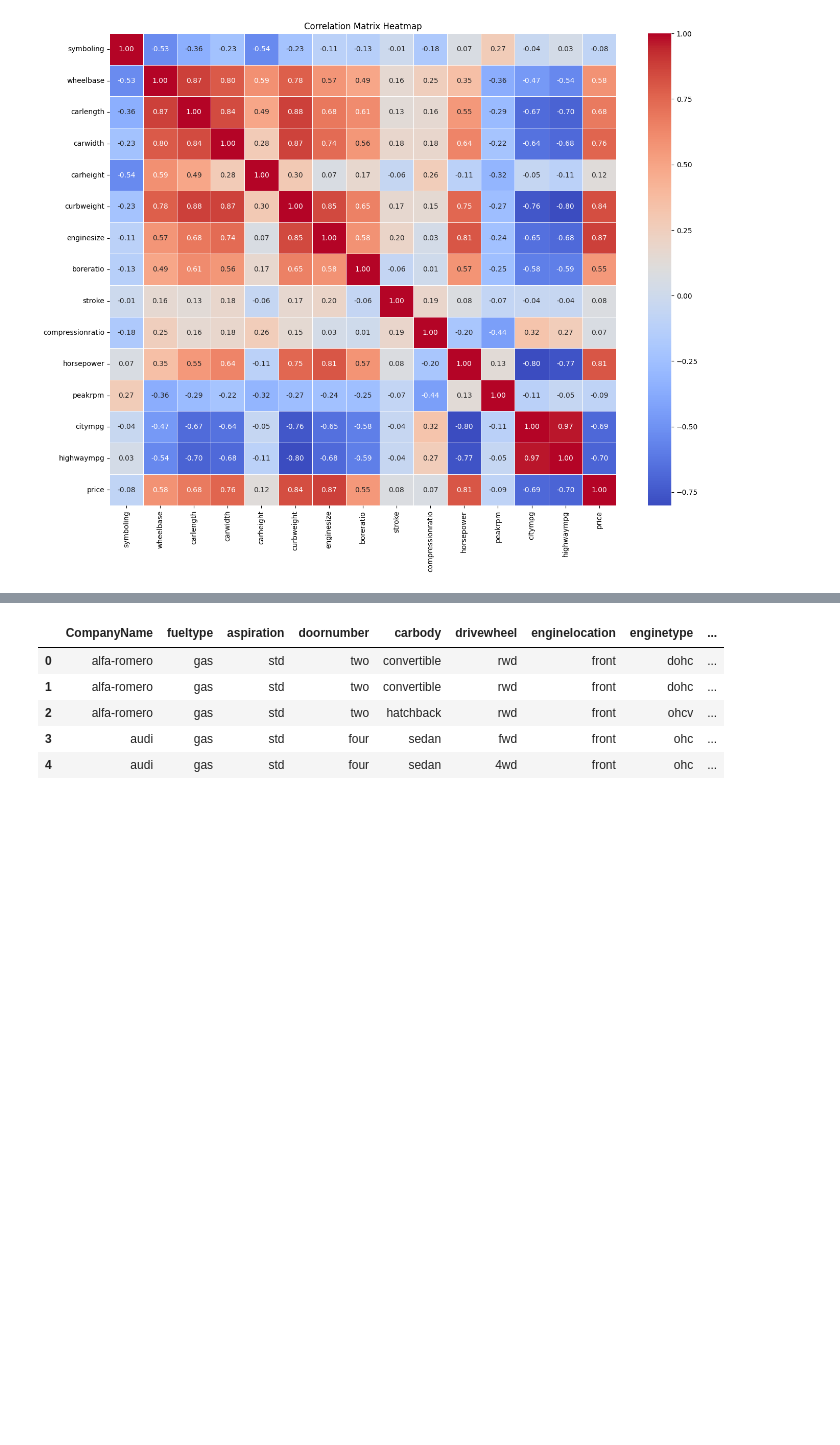
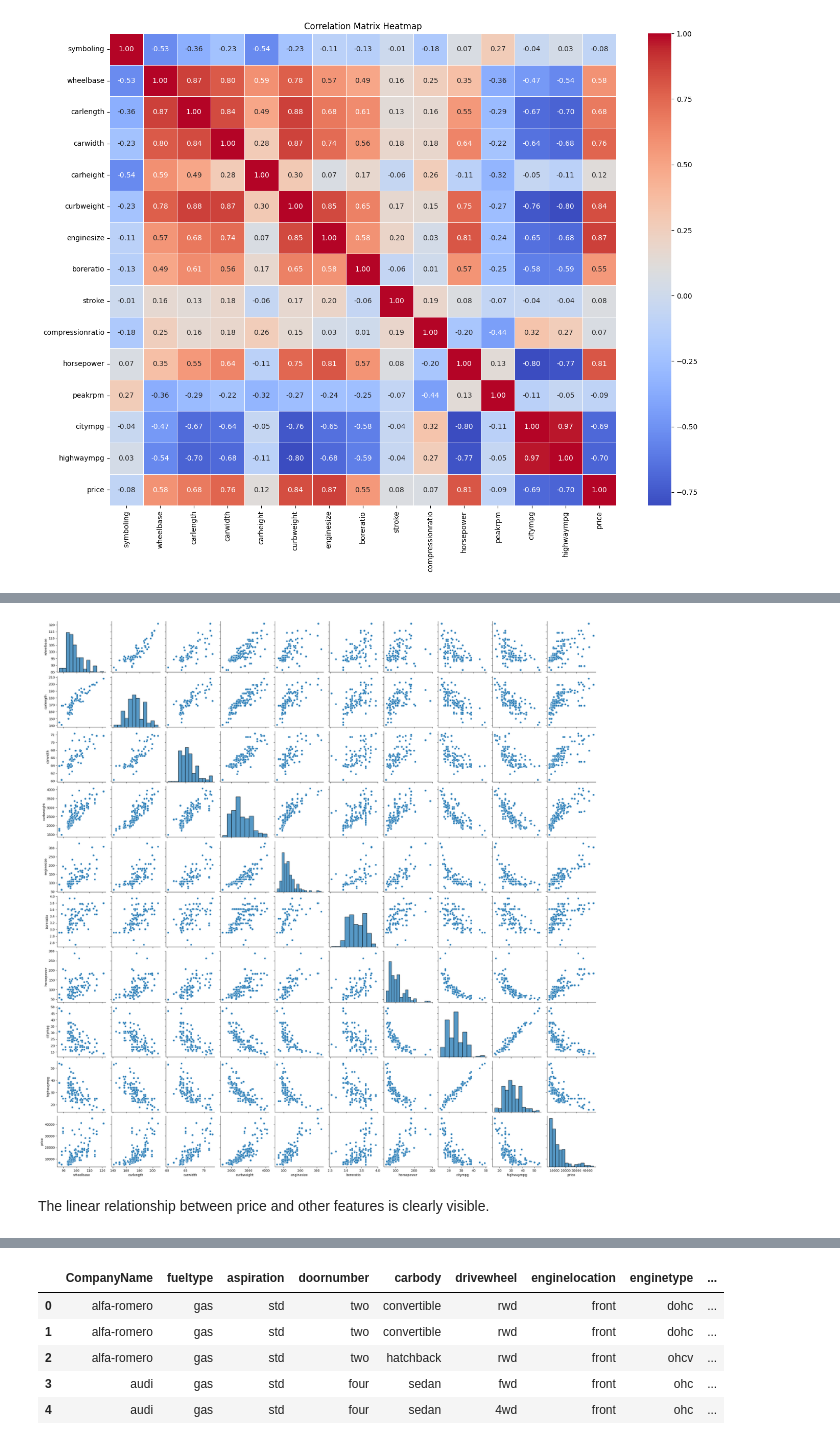
Before and after one commit to piyaskheyal/car-price-prediction-model, a Jupyter notebook: carPricePredictorModel.ipynb, the cells around one changed output, grey strips where cells are left out. Saved outputs shown, nothing was run; the diff lists cells and outputs as text; code cells hidden in the pictures; blank space fills up the shorter version.

```diff
--- a/carPricePredictorModel.ipynb
+++ b/carPricePredictorModel.ipynb
@@ -227,5 +309,9 @@ citympg      -0.685751
 highwaympg   -0.697599
 dtype: float64
 # %%
-# sns.pairplot(numerical_car_data)
-# plt.show()
+sns.pairplot(numerical_car_data)
+plt.show()
+# %% [output]
+[figure, added]
+# %% [markdown]
+The linear relationship between price and other features is clearly visible.
```
Also changed, not shown: parts of 69 cells of this notebook, 1 other file.
